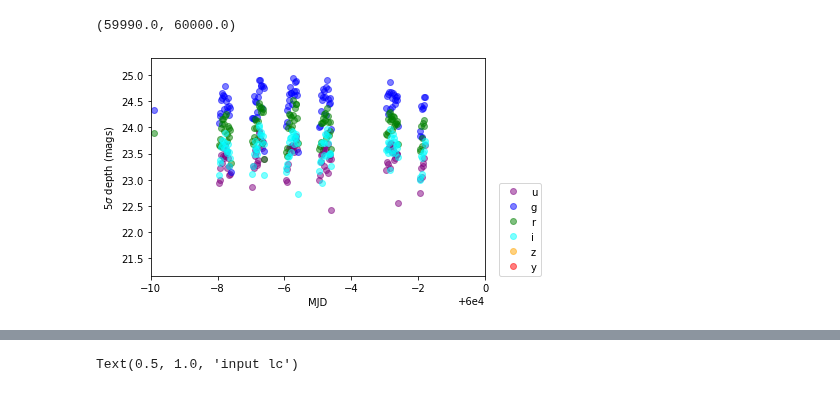
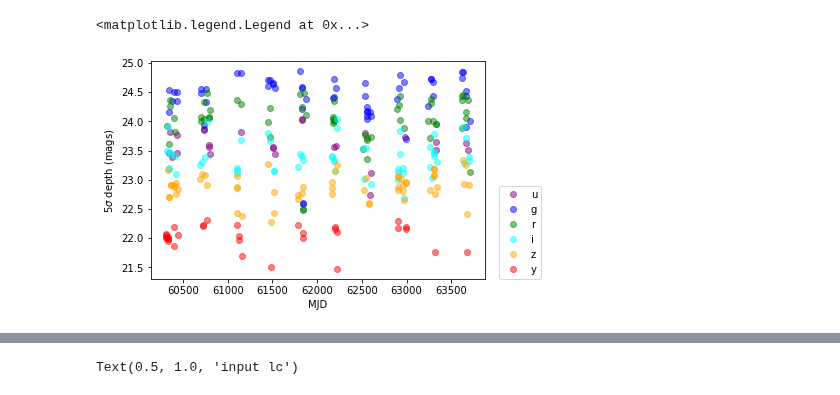
Before and after one commit to yoachim/21_Scratch, a Jupyter notebook: carina_check/carina2.ipynb, the cells around one changed output, grey strips where cells are left out. Cells and saved outputs as stored; diff of their text form; code cells hidden in the pictures.

```diff
--- a/carina_check/carina2.ipynb
+++ b/carina_check/carina2.ipynb
@@ -67,22 +71,22 @@ ax1.legend(loc=(1.04,0))
 # %%
 fig = plt.figure()
 ax1 = fig.add_subplot(1, 1, 1)
 mv = bundleList[0].metricValues[0]
 f2c = {'u': 'purple', 'g': 'blue', 'r': 'green',
            'i': 'cyan', 'z': 'orange', 'y': 'red'}
 
 for fn in f2c:
     in_filt = np.where(mv['filter'] == fn)[0]
     ax1.plot(mv['observationStartMJD'][in_filt],
              mv['fiveSigmaDepth'][in_filt], 'o',
              color=f2c[fn], label=fn, alpha=0.5)
 ax1.set_xlabel('MJD')
 ax1.set_ylabel(r'5$\sigma$ depth (mags)')
 ax1.legend(loc=(1.04,0))
-ax1.set_xlim([59990, 60000])
+#ax1.set_xlim([59990, 60000])
 # %% [output]
-(59990.0, 60000.0)
+<matplotlib.legend.Legend at 0x...>
-[figure, old version]
+[figure, new version]
 # %%
 # here's what the data looks like
 mv
```
Also changed, not shown: parts of 9 cells of this notebook.
